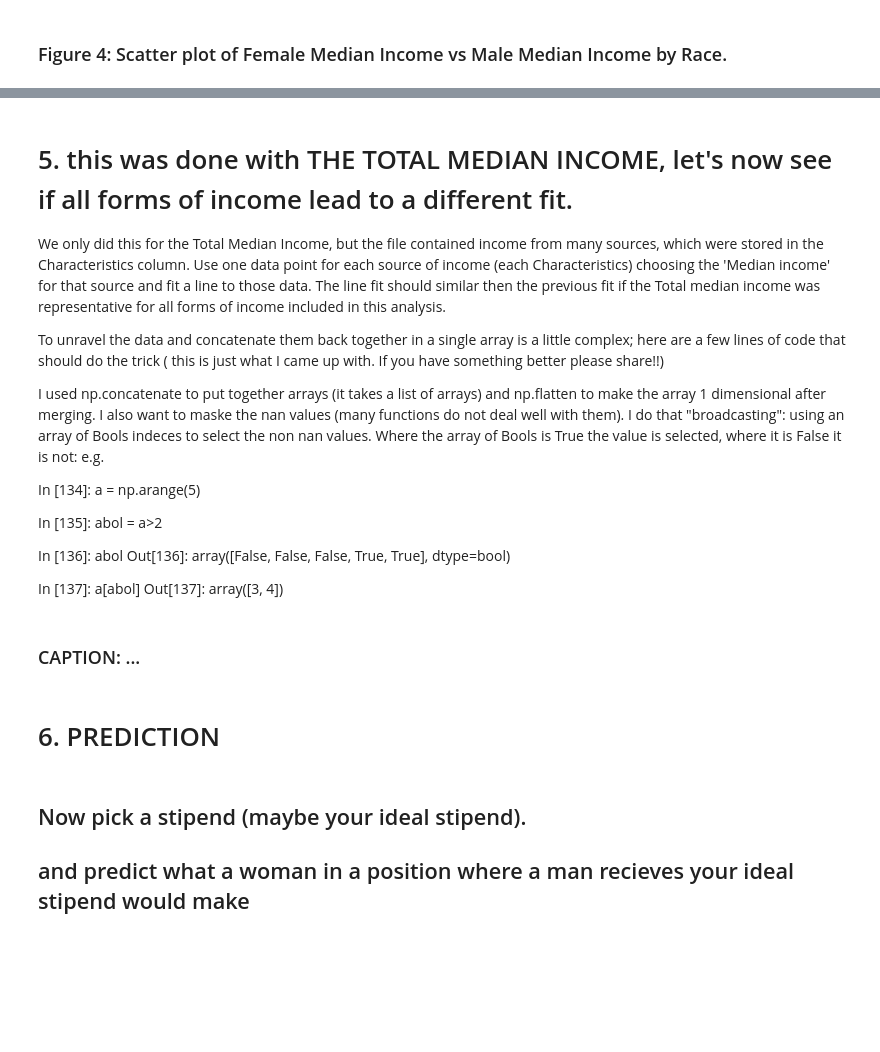
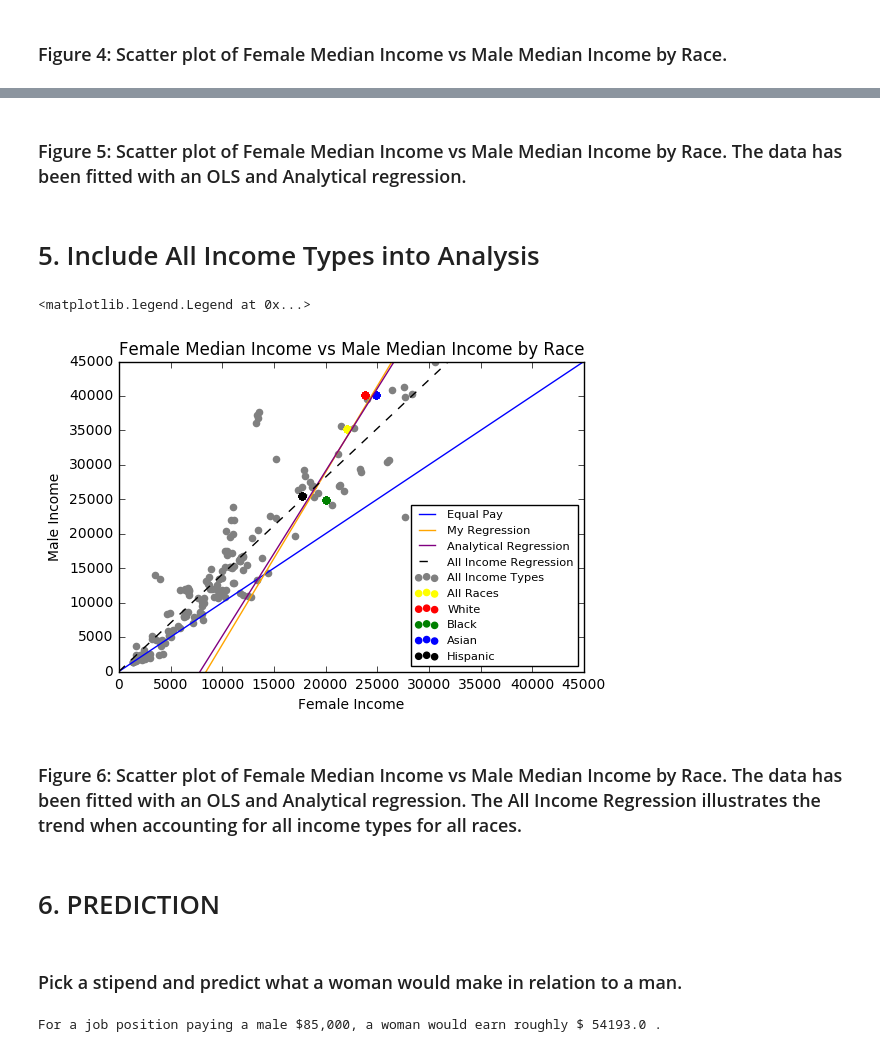
Before and after one commit to tashay/PUI2016_tg1478, a Jupyter notebook: HW5_tg1478/HW5_2_tg1478.ipynb, the cells around one changed output, grey strips where cells are left out. Cells and saved outputs as stored; diff of their text form; code cells hidden in the pictures; blank space fills up the shorter version.

```diff
--- a/HW5_tg1478/HW5_2_tg1478.ipynb
+++ b/HW5_tg1478/HW5_2_tg1478.ipynb
@@ -377,23 +307,7 @@ ax.legend(label, loc = 'lower right', fontsize = 8.5)
-# %% [markdown]
-# 5. this was done with THE TOTAL MEDIAN INCOME, let's now see if all forms of income lead to a different fit.
-
-We only did this for the Total Median Income, but the file contained income from many sources, which were stored in the Characteristics column.
-Use one data point for each source of income (each Characteristics) choosing the 'Median income' for that source and fit a line to those data. The line fit should similar then the previous fit if the Total median income was representative for all forms of income included in this analysis.
-
-To unravel the data and concatenate them back together in a single array is a little complex;
-here are a few lines of code that should do the trick ( this is just what I came up with. If you have something better please share!!)
-
-I used np.concatenate to put together arrays (it takes a list of arrays) and np.flatten to make the array 1 dimensional after merging. I also want to maske the nan values (many functions do not deal well with them). I do that "broadcasting":  using an array of Bools indeces to select the non nan values. Where the array of Bools is True the value is selected, where it is False it is not: e.g.
-
-In [134]: a = np.arange(5)
-
-In [135]: abol = a>2
-
-In [136]: abol
-Out[136]: array([False, False, False,  True,  True], dtype=bool)
-
-In [137]: a[abol]
-Out[137]: array([3, 4])
+# %% [markdown]
+### Figure 5: Scatter plot of Female Median Income vs Male Median Income by Race. The data has been fitted with an OLS and Analytical regression.
+# %% [markdown]
+# 5. Include All Income Types into Analysis
 # %%
 all_males_allincomes = np.array(
     np.concatenate([allmales['all']['Median income'][:].values,
@@ -424,2 +329,0 @@ mask = ~(np.isnan(all_males_allincomes) + np.isnan(all_females_allincomes))
-# %% [markdown]
-### CAPTION: ...
@@ -429,6 +330,53 @@ mask = ~(np.isnan(all_males_allincomes) + np.isnan(all_females_allincomes))
+# %%
+# Storing allincomes in a dataframe and fitting it with OLS.
+df2 = pd.DataFrame([all_females_allincomes, all_males_allincomes], index = ['f_median_income', 'm_median_income']).T
+model2 = smf.ols(formula = 'all_males_allincomes ~ all_females_allincomes', data = df2).fit()
+
+# Analytical Regression for allincomes
+cor2 = stats.spearmanr(all_males_allincomes[mask], all_females_allincomes[mask])
+beta3 = cor2[0] * all_females_allincomes[mask].std() / all_males_allincomes[mask].std()
+beta2 = all_females_allincomes[mask].mean() - beta3 * all_males_allincomes[mask].mean()
+
+
+label = ['Equal Pay','My Regression','Analytical Regression','All Income Regression',
+         'All Income Types','All Races','White','Black','Asian','Hispanic']
+
+fig = plt.figure()
+ax = fig.add_subplot(111)
+full_line = np.linspace(0,50000,1000)
+
+pl.plot([0,50000],[0,50000], label = 'Equal pay')
+pl.plot(full_line, full_line*model.params[1]+model.params[0], color = 'orange', label = 'My Regression')
+pl.plot(full_line, beta1*full_line+beta0, color = 'purple', label = 'Analytical Regression')
+pl.plot(full_line,full_line*model2.params[1]+model2.params[0], color = 'black', linestyle = 'dashed', label = 'All Income Regression')
+pl.scatter(all_females_allincomes, all_males_allincomes, color = 'grey', label = 'All Income Types')
+pl.xlim(0,45000)
+pl.ylim(0,45000)
+
+
+for i in range (len(f_median_income)):
+    for i in range (len(m_median_income)):
+        for i in range (len(color)):
+                ax.scatter (x = f_median_income[i], y = m_median_income[i], color = color[i], label = label[i])
+
+
+ax.set_title('Female Median Income vs Male Median Income by Race')
+ax.set_xlabel('Female Income')
+ax.set_ylabel('Male Income')
+ax.legend(label, loc = 'lower right', fontsize = 8.2)
+# %% [output]
+<matplotlib.legend.Legend at 0x...>
+[figure, added]
+# %% [markdown]
+### Figure 6: Scatter plot of Female Median Income vs Male Median Income by Race. The data has been fitted with an OLS and Analytical regression. The All Income Regression illustrates the trend when accounting for all income types for all races.
 # %% [markdown]
 # 6. PREDICTION
 # %% [markdown]
-## Now pick a stipend (maybe your ideal stipend).
-## and predict what a woman in a position where a man recieves your ideal stipend would make
+### Pick a stipend and predict what a woman would make in relation to a man.
+# %%
+stipend = 85000
+female_stipend = (beta2 + beta3 * stipend)
+print ('For a job position paying a male $85,000, a woman would earn roughly $',round(female_stipend) ,'.')
+# %% [output]
+For a job position paying a male $85,000, a woman would earn roughly $ 54193.0 .
 # %% [markdown]
```
Also changed, not shown: parts of 28 cells of this notebook.
